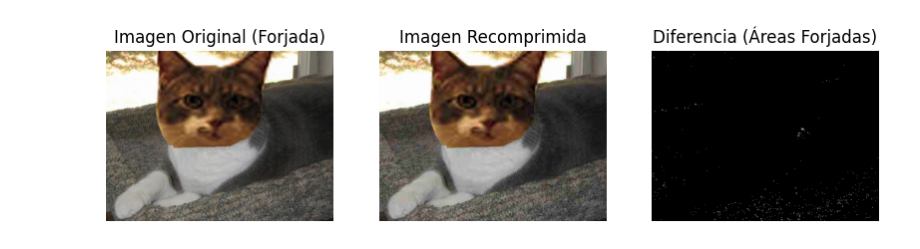
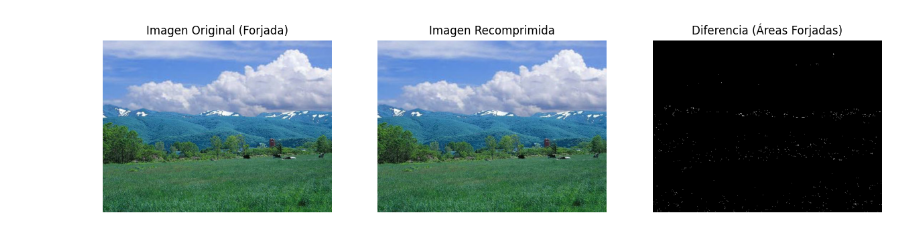
Before and after one commit to nose-cs/image-forgery-detection, a Jupyter notebook: notebooks/test.ipynb, the cells around one changed output. Drawn from its saved outputs; the diff is of its cells as text; code cells hidden in the pictures.

```diff
--- a/notebooks/test.ipynb
+++ b/notebooks/test.ipynb
@@ -1,45 +1,63 @@
 # %%
 import cv2
 import numpy as np
 import matplotlib.pyplot as plt
 
-image_path = '../data/CASIA2/Tp2/Tp_D_CRD_S_O_ani10111_ani10103_10635.jpg'
+# Parámetros ajustables
+calidad_compresion = 87 # Ajusta la calidad de compresión (0-100)
+umbral_valor = 5  # Ajusta el valor del umbral (0-255)
+
+# Función para recomprimir la imagen con una calidad específica
+def recomprimir_imagen(imagen, calidad):
+    encode_param = [int(cv2.IMWRITE_JPEG_QUALITY), calidad]
+    _, imagen_recomprimida_encoded = cv2.imencode('.jpg', imagen, encode_param)
+    imagen_recomprimida = cv2.imdecode(imagen_recomprimida_encoded, cv2.IMREAD_COLOR)
+    return imagen_recomprimida
+
+image_path = '../data/CASIA2/Tp2/Tp_D_CNN_M_B_nat10139_nat00097_11948.jpg'
 
 # Cargar la imagen original (forjada)
 imagen_original = cv2.imread(image_path, cv2.IMREAD_COLOR)
 
+# Verificar que la imagen se haya cargado correctamente
+if imagen_original is None:
+    raise FileNotFoundError("No se pudo cargar la imagen original. Verifica la ruta del archivo.")
+
 # Recomprimir la imagen
-encode_param = [int(cv2.IMWRITE_JPEG_QUALITY), 20] # Puedes ajustar la calidad de compresión
-_, imagen_recomprimida_encoded = cv2.imencode('.jpg', imagen_original, encode_param)
-imagen_recomprimida = cv2.imdecode(imagen_recomprimida_encoded, cv2.IMREAD_COLOR)
+imagen_recomprimida = recomprimir_imagen(imagen_original, calidad_compresion)
 
 # Calcular la diferencia entre la imagen original y la recomprimida
 diferencia = cv2.absdiff(imagen_original, imagen_recomprimida)
 
 # Convertir la diferencia a escala de grises para una mejor visualización
 diferencia_gris = cv2.cvtColor(diferencia, cv2.COLOR_BGR2GRAY)
 
 # Aplicar un umbral para resaltar las áreas forjadas
-_, diferencia_umbral = cv2.threshold(diferencia_gris, 30, 255, cv2.THRESH_BINARY)
+_, diferencia_umbral = cv2.threshold(diferencia_gris, umbral_valor, 255, cv2.THRESH_BINARY)
 
-# Visualizar las imágenes
-plt.figure(figsize=(10, 7))
-plt.subplot(1, 3, 1)
-plt.title('Imagen Original (Forjada)')
-plt.imshow(cv2.cvtColor(imagen_original, cv2.COLOR_BGR2RGB))
-plt.axis('off')
+# Ajustar el umbral según sea necesario
+if np.max(diferencia_umbral) == 0:
+    print("No se detectaron diferencias significativas. Intenta ajustar el umbral o la calidad de compresión.")
+else:
+    # Visualizar las imágenes
+    plt.figure(figsize=(15, 5))
 
-plt.subplot(1, 3, 2)
-plt.title('Imagen Recomprimida')
-plt.imshow(cv2.cvtColor(imagen_recomprimida, cv2.COLOR_BGR2RGB))
-plt.axis('off')
+    plt.subplot(1, 3, 1)
+    plt.title('Imagen Original (Forjada)')
+    plt.imshow(cv2.cvtColor(imagen_original, cv2.COLOR_BGR2RGB))
+    plt.axis('off')
 
-plt.subplot(1, 3, 3)
-plt.title('Diferencia (Áreas Forjadas)')
-plt.imshow(diferencia_umbral, cmap='gray')
-plt.axis('off')
+    plt.subplot(1, 3, 2)
+    plt.title('Imagen Recomprimida')
+    plt.imshow(cv2.cvtColor(imagen_recomprimida, cv2.COLOR_BGR2RGB))
+    plt.axis('off')
 
-plt.show()
+    plt.subplot(1, 3, 3)
+    plt.title('Diferencia (Áreas Forjadas)')
+    plt.imshow(diferencia_umbral, cmap='gray')
+    plt.axis('off')
+
+    plt.show()
 # %% [output]
-[figure, old version]
+[figure, new version]
 # %%
```
Also changed, not shown: parts of 5 cells of this notebook, 15 other files.
